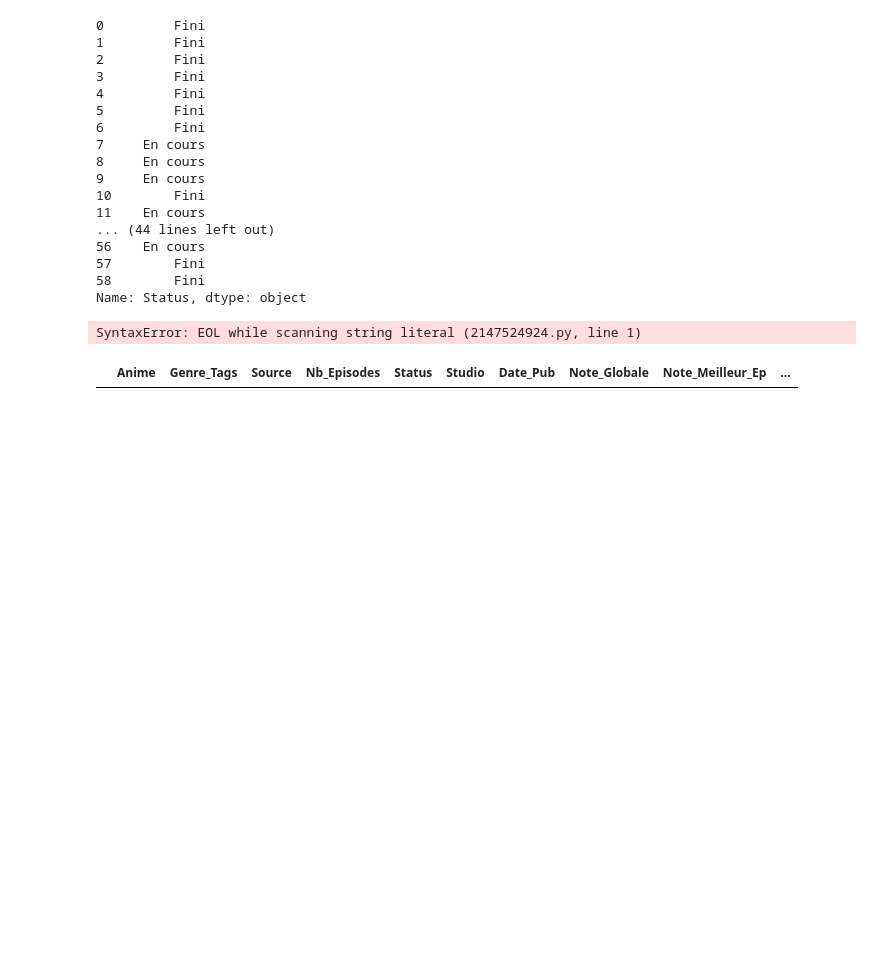
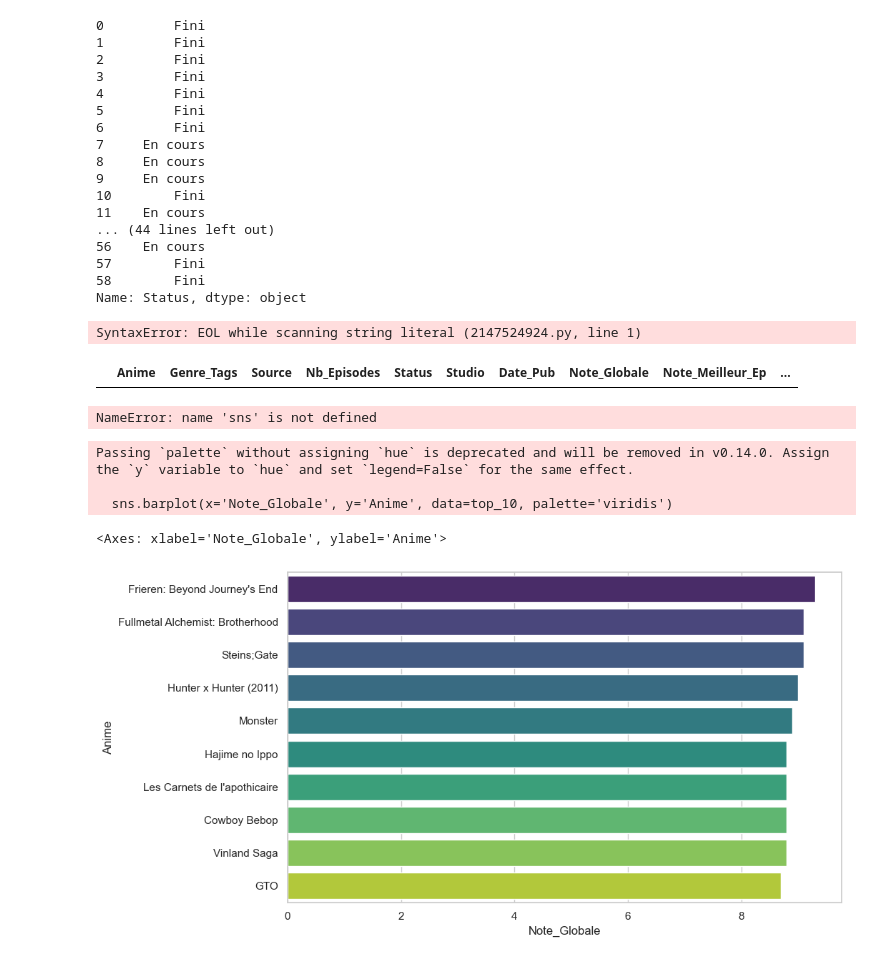
Before and after one commit to Louisnrry/Projet_Data_Anime, a Jupyter notebook: test.ipynb, the cells around one changed output. Drawn from its saved outputs; the diff is of its cells as text; code cells hidden in the pictures; blank space fills up the shorter version.

Commit message:
test de data viz

```diff
--- a/test.ipynb
+++ b/test.ipynb
@@ -814,3 +814,24 @@ SyntaxError: EOL while scanning string literal (2147524924.py, line 1)
 df[(df['Status'] == 'En Cours') & (df['Nb_Episodes'] < 30)]
 # %% [output]
 |  | Anime | Genre_Tags | Source | Nb_Episodes | Status | Studio | Date_Pub | Note_Globale | Note_Meilleur_Ep | ... |
+# %%
+sns.set_theme(style="whitegrid")
+# %% [output]
+NameError: name 'sns' is not defined
+# %%
+import pandas as pd
+import matplotlib.pyplot as plt
+import seaborn as sns
+df = pd.read_csv('animes.csv')
+# %%
+sns.set_theme(style="whitegrid")
+# %%
+plt.figure(figsize=(10, 6))
+top_10 = df.sort_values(by='Note_Globale', ascending=False).head(10)
+sns.barplot(x='Note_Globale', y='Anime', data=top_10, palette='viridis')
+# %% [output]
+Passing `palette` without assigning `hue` is deprecated and will be removed in v0.14.0. Assign the `y` variable to `hue` and set `legend=False` for the same effect.
+
+  sns.barplot(x='Note_Globale', y='Anime', data=top_10, palette='viridis')
+<Axes: xlabel='Note_Globale', ylabel='Anime'>
+[figure, added]
```
Also changed, not shown: parts of 2 cells of this notebook.
